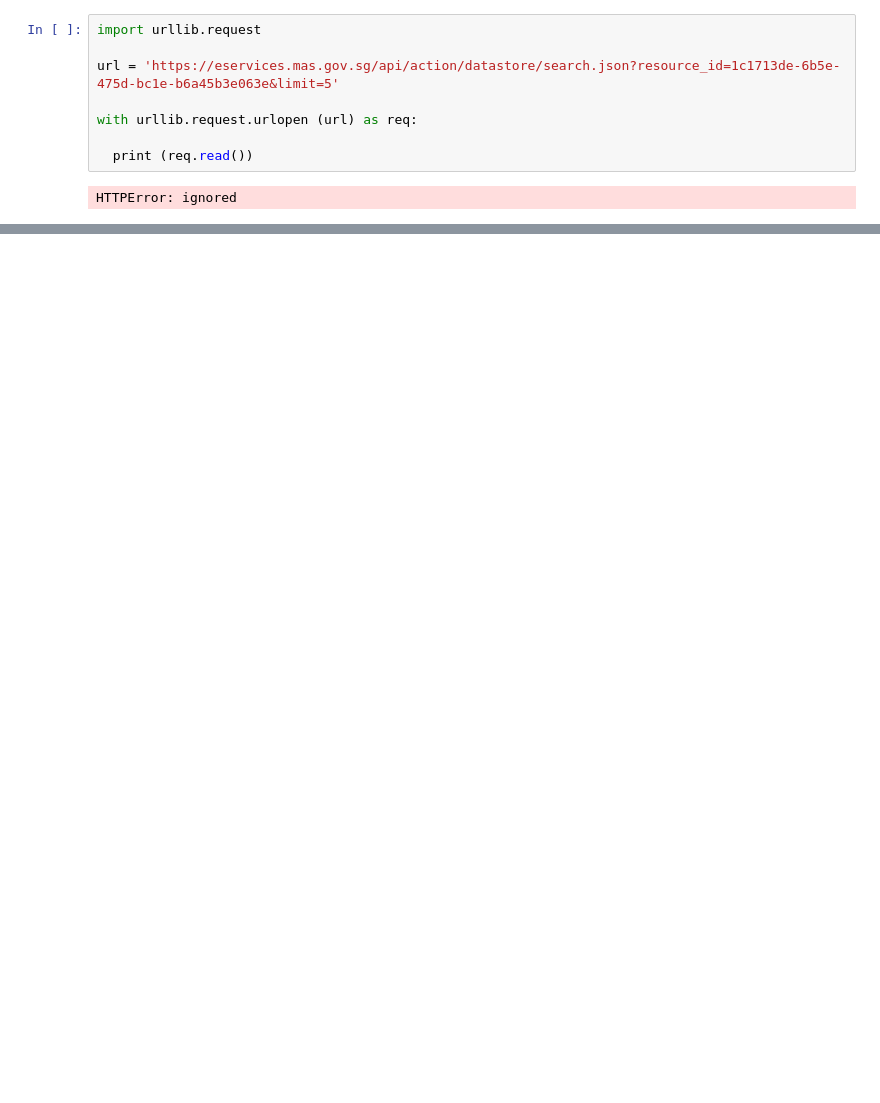
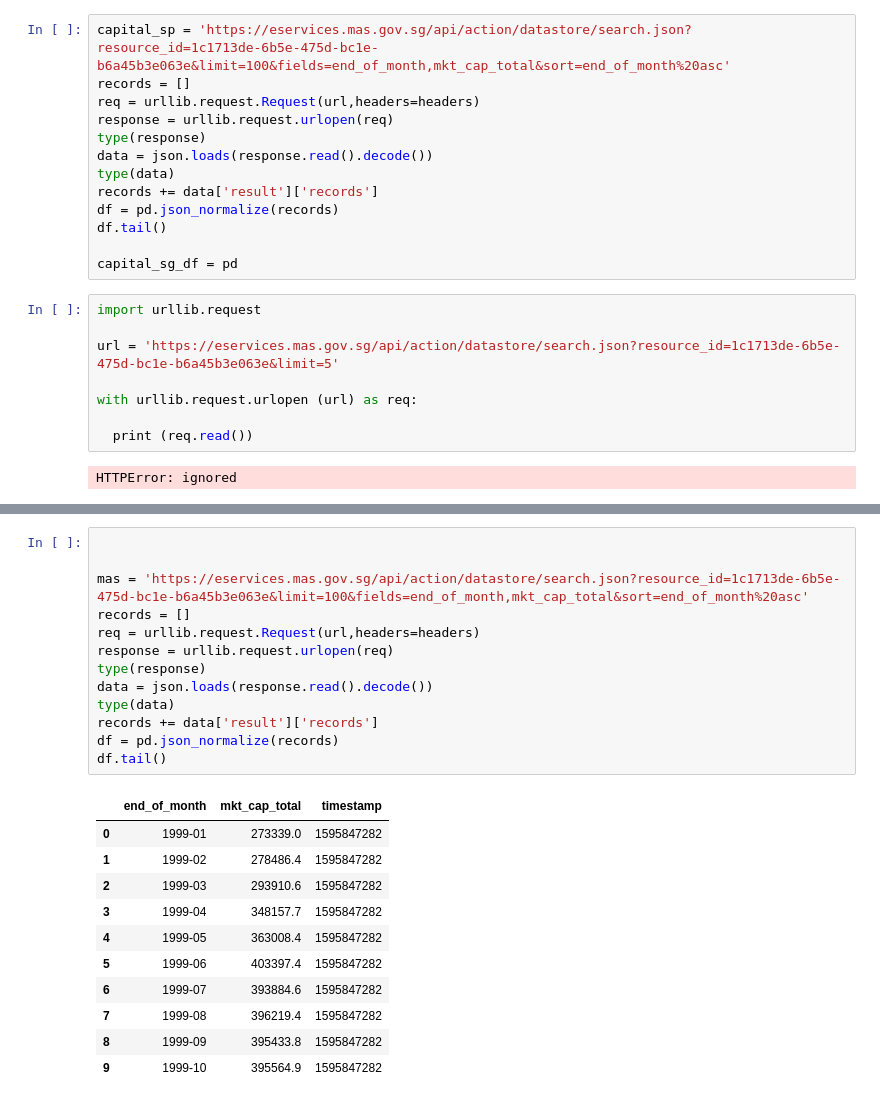
Before and after one commit to BruceAuHK/Dashboard_FFO, a Jupyter notebook: Plotly_Testing_backup.ipynb, the cells around one changed output, grey strips where cells are left out. Drawn from its saved outputs; the diff is of its cells as text; blank space fills up the shorter version.

```diff
--- a/Plotly_Testing_backup.ipynb
+++ b/Plotly_Testing_backup.ipynb
@@ -637,3 +662,16 @@ fig.show()
+# %%
+capital_sp = 'https://eservices.mas.gov.sg/api/action/datastore/search.json?resource_id=1c1713de-6b5e-475d-bc1e-b6a45b3e063e&limit=100&fields=end_of_month,mkt_cap_total&sort=end_of_month%20asc'
+records = []
+req = urllib.request.Request(url,headers=headers)
+response = urllib.request.urlopen(req)
+type(response)
+data = json.loads(response.read().decode())
+type(data)
+records += data['result']['records']
+df = pd.json_normalize(records)
+df.tail()
+
+capital_sg_df = pd
 # %%
 import urllib.request
 
@@ -690,0 +770,25 @@ df.head(10)
+# %%
+
+
+mas = 'https://eservices.mas.gov.sg/api/action/datastore/search.json?resource_id=1c1713de-6b5e-475d-bc1e-b6a45b3e063e&limit=100&fields=end_of_month,mkt_cap_total&sort=end_of_month%20asc'
+records = []
+req = urllib.request.Request(url,headers=headers)
+response = urllib.request.urlopen(req)
+type(response)
+data = json.loads(response.read().decode())
+type(data)
+records += data['result']['records']
+df = pd.json_normalize(records)
+df.tail()
+# %% [output]
+|  | end_of_month | mkt_cap_total | timestamp |
+| 0 | 1999-01 | 273339.0 | 1595847282 |
+| 1 | 1999-02 | 278486.4 | 1595847282 |
+| 2 | 1999-03 | 293910.6 | 1595847282 |
+| 3 | 1999-04 | 348157.7 | 1595847282 |
+| 4 | 1999-05 | 363008.4 | 1595847282 |
+| 5 | 1999-06 | 403397.4 | 1595847282 |
+| 6 | 1999-07 | 393884.6 | 1595847282 |
+| 7 | 1999-08 | 396219.4 | 1595847282 |
+| 8 | 1999-09 | 395433.8 | 1595847282 |
+| 9 | 1999-10 | 395564.9 | 1595847282 |
```
Also changed, not shown: parts of 10 cells of this notebook.
